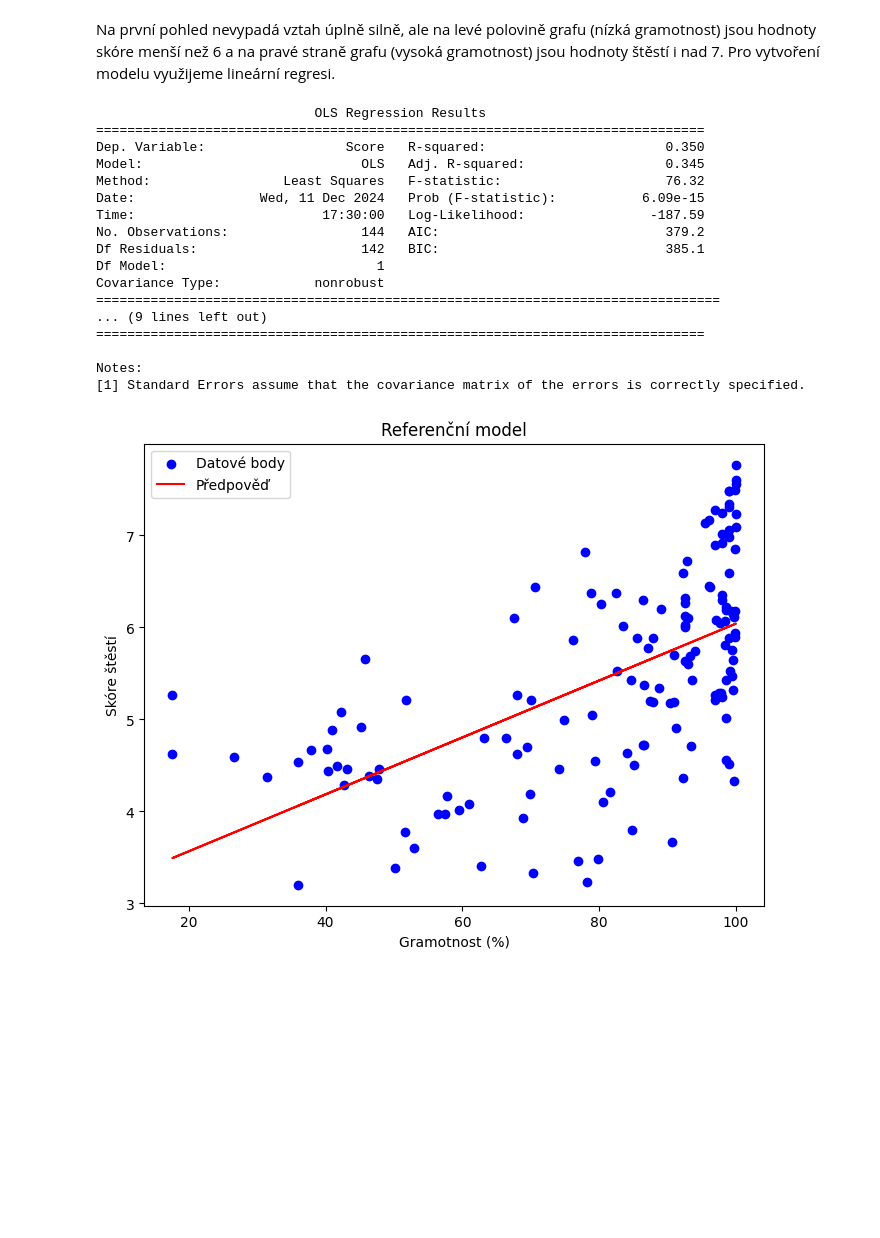
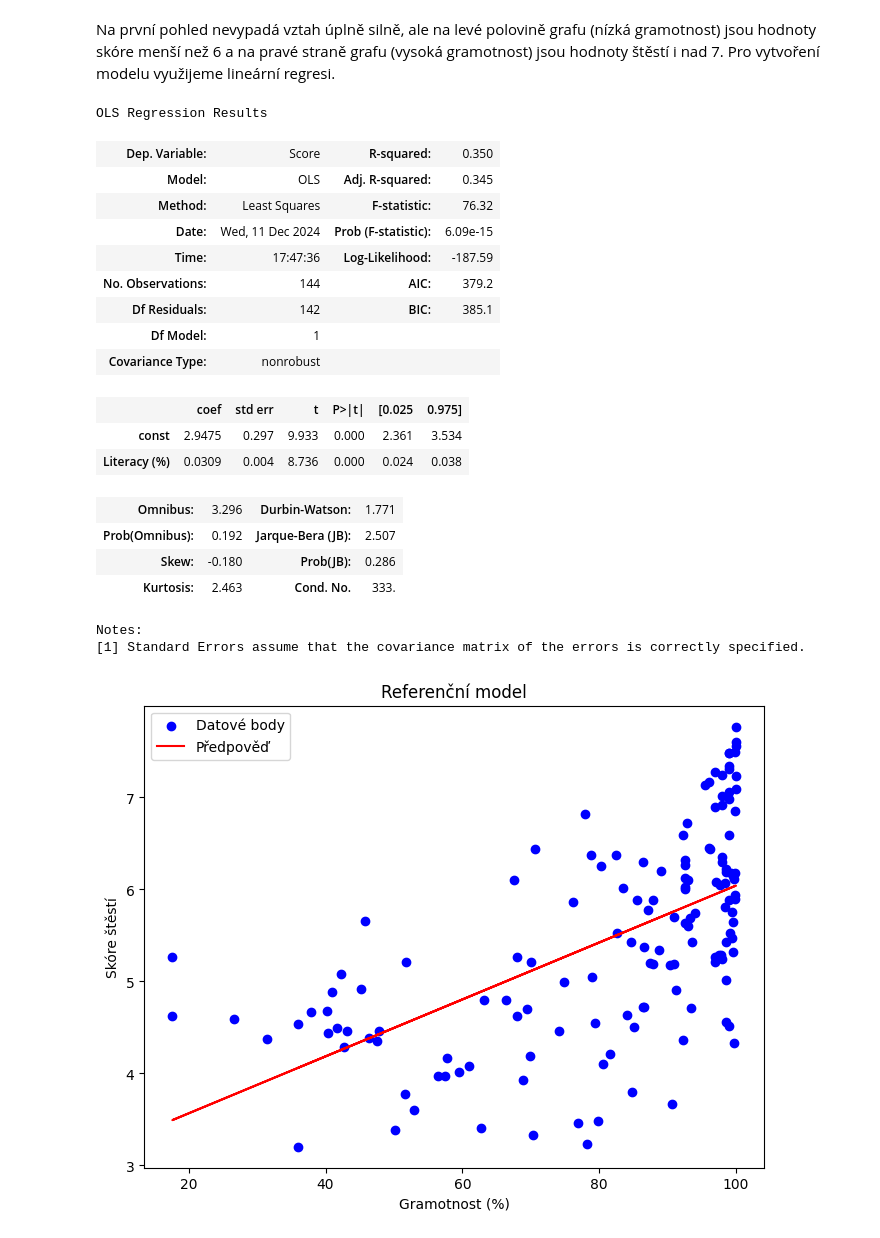
Before and after one commit to PatrikTrefil/NDBI048-data-science-project, a Jupyter notebook: main.ipynb, the cells around one changed output. Cells and saved outputs as stored; diff of their text form; code cells hidden in the pictures; blank space fills up the shorter version.

```diff
--- a/main.ipynb
+++ b/main.ipynb
@@ -256,32 +256,34 @@ Na první pohled nevypadá vztah úplně silně, ale na levé polovině grafu (n
 # %%
 import statsmodels.api as sm
 
 reference_model_data = merged[["Literacy (%)", "Score"]].dropna()
 ref_predictors = reference_model_data["Literacy (%)"]
 ref_predicted_var = reference_model_data["Score"]
 
 ref_predictors_with_constant = sm.add_constant(ref_predictors)
 
 ref_model = sm.OLS(ref_predicted_var, ref_predictors_with_constant).fit()
-print(ref_model.summary())
+ref_model.summary()
 # %% [output]
-                            OLS Regression Results
-==============================================================================
-Dep. Variable:                  Score   R-squared:                       0.350
-Model:                            OLS   Adj. R-squared:                  0.345
-Method:                 Least Squares   F-statistic:                     76.32
-Date:                Wed, 11 Dec 2024   Prob (F-statistic):           6.09e-15
-Time:                        17:30:00   Log-Likelihood:                -187.59
-No. Observations:                 144   AIC:                             379.2
-Df Residuals:                     142   BIC:                             385.1
-Df Model:                           1
-Covariance Type:            nonrobust
-================================================================================
-... (9 lines left out)
-==============================================================================
-
-Notes:
-[1] Standard Errors assume that the covariance matrix of the errors is correctly specified.
+OLS Regression Results
+| Dep. Variable: | Score | R-squared: | 0.350 |
+| Model: | OLS | Adj. R-squared: | 0.345 |
+| Method: | Least Squares | F-statistic: | 76.32 |
+| Date: | Wed, 11 Dec 2024 | Prob (F-statistic): | 6.09e-15 |
+| Time: | 17:47:36 | Log-Likelihood: | -187.59 |
+| No. Observations: | 144 | AIC: | 379.2 |
+| Df Residuals: | 142 | BIC: | 385.1 |
+| Df Model: | 1 |  |  |
+| Covariance Type: | nonrobust |  |  |
+|  | coef | std err | t | P>|t| | [0.025 | 0.975] |
+| const | 2.9475 | 0.297 | 9.933 | 0.000 | 2.361 | 3.534 |
+| Literacy (%) | 0.0309 | 0.004 | 8.736 | 0.000 | 0.024 | 0.038 |
+| Omnibus: | 3.296 | Durbin-Watson: | 1.771 |
+| Prob(Omnibus): | 0.192 | Jarque-Bera (JB): | 2.507 |
+| Skew: | -0.180 | Prob(JB): | 0.286 |
+| Kurtosis: | 2.463 | Cond. No. | 333. |
+Notes:
+[1] Standard Errors assume that the covariance matrix of the errors is correctly specified.
 # %%
 y_pred = ref_model.predict(ref_predictors_with_constant)
 plt.figure(figsize=(8, 6))
```
Also changed, not shown: parts of 7 cells of this notebook, 3 other files.
